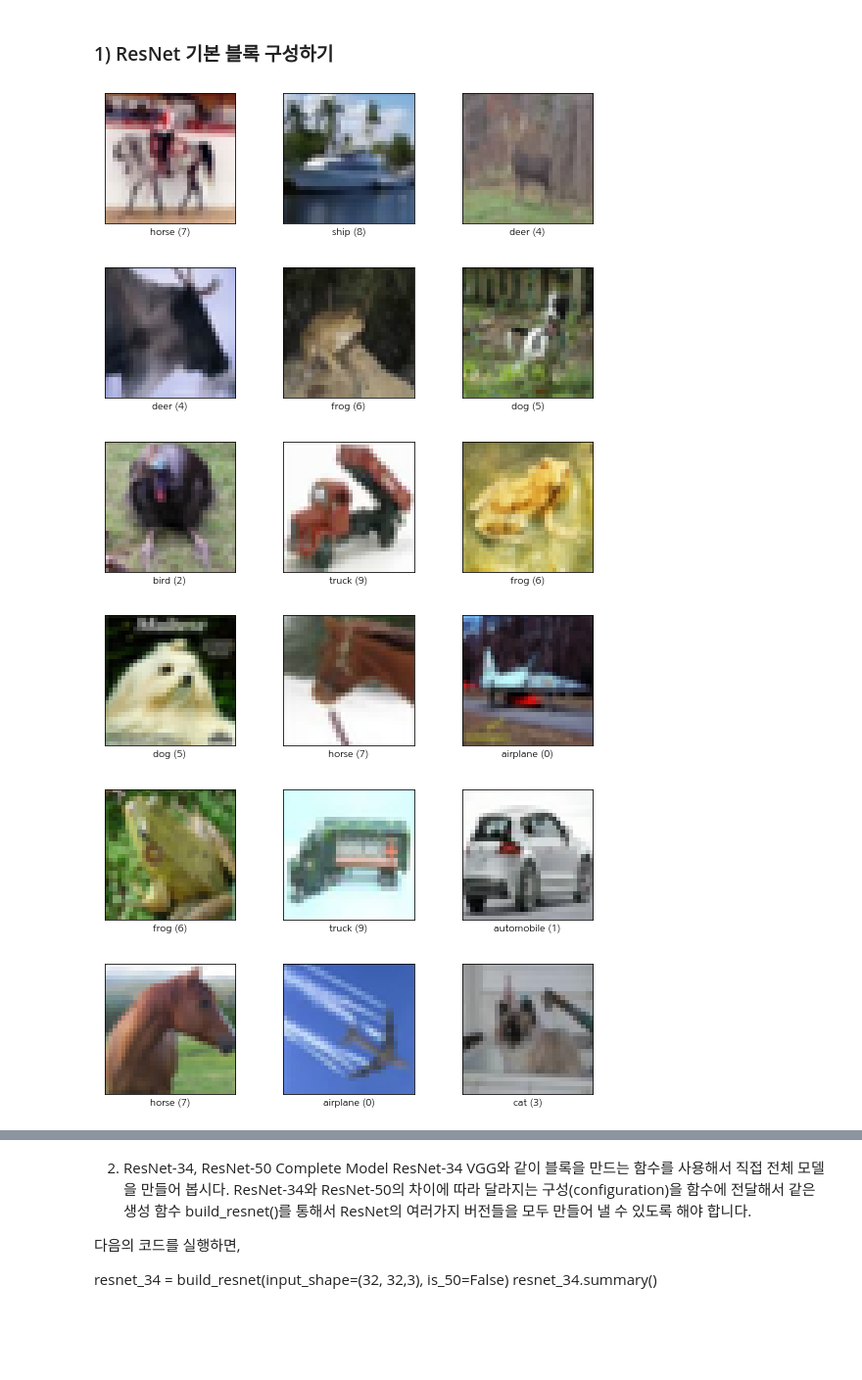
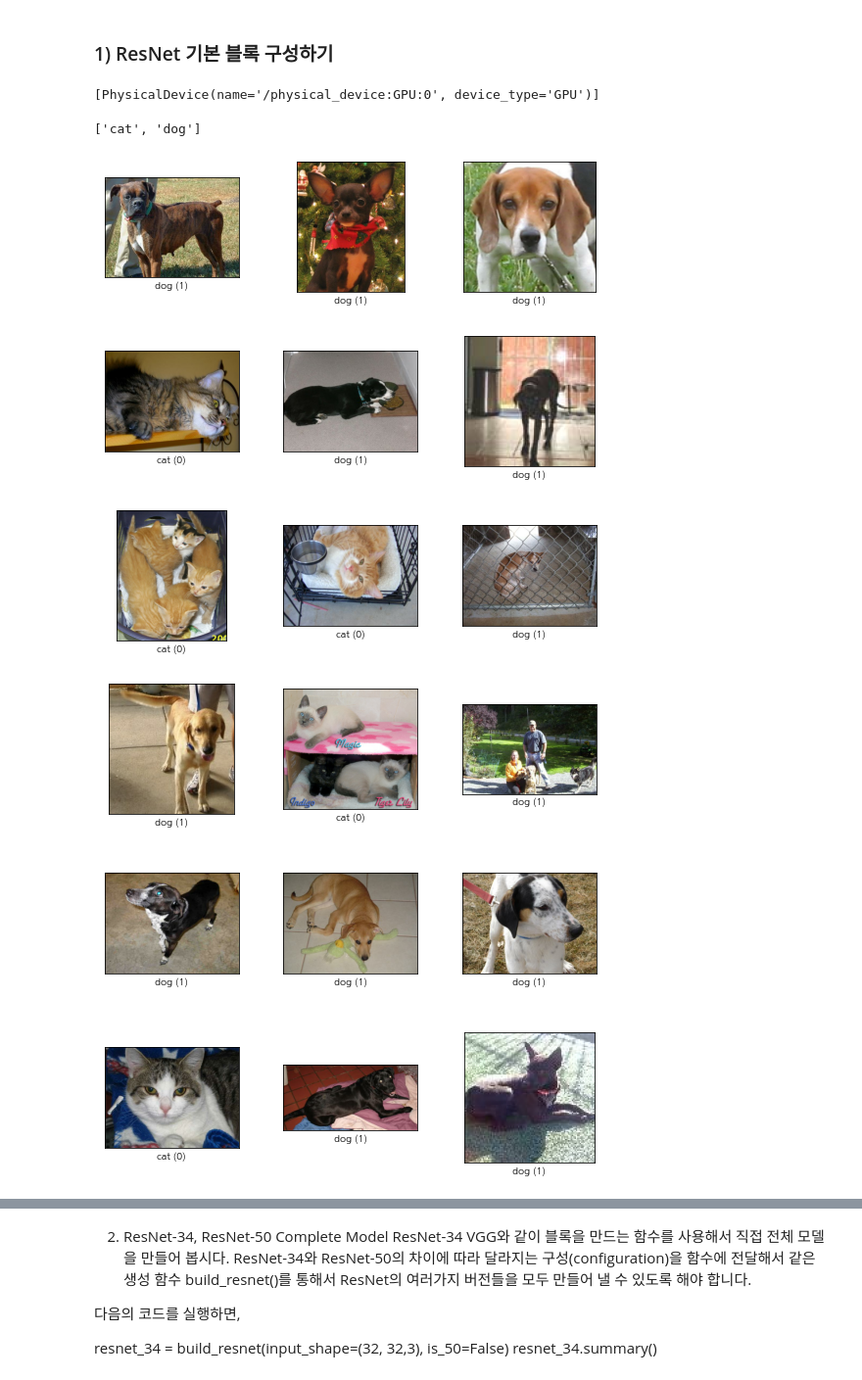
Before and after one commit to zoohoney/workplace, a Jupyter notebook: CV-ResNet_Ablation_Study.ipynb, the cells around one changed output, grey strips where cells are left out. Shown at 98% size. Saved outputs shown, nothing was run; the diff lists cells and outputs as text; code cells hidden in the pictures; blank space fills up the shorter version.

```diff
--- a/CV-ResNet_Ablation_Study.ipynb
+++ b/CV-ResNet_Ablation_Study.ipynb
@@ -15,16 +20,28 @@ import tensorflow_datasets as tfds
-# %%
-import urllib3
-urllib3.disable_warnings()
-
-#tfds.disable_progress_bar()
-# 이 주석을 풀면 데이터셋 다운로드과정의 프로그레스바가 나타나지 않습니다.
-
-(ds_train, ds_test), ds_info = tfds.load(
-    'cifar10',
-    split=['train', 'test'],
-    shuffle_files=True,
-    with_info=True,
-)
+# %%
+# Tensorflow가 활용할 GPU가 장착되어 있는지 확인해 봅니다.
+tf.config.list_physical_devices('GPU')
+# %% [output]
+[PhysicalDevice(name='/physical_device:GPU:0', device_type='GPU')]
+# %%
+import urllib3
+urllib3.disable_warnings()
+
+dataset_name = 'cats_vs_dogs'
+ds_train, ds_info_train = tfds.load(name=dataset_name, split='train[:80%]', as_supervised=True, with_info=True)
+ds_valid, ds_info_valid = tfds.load(name=dataset_name, split='train[80%:]', as_supervised=True, with_info=True)
+# %%
+# label 확인
+ds_info_train.features["label"].num_classes
+ds_info_valid.features["label"].names
+# %% [output]
+['cat', 'dog']
+# %%
+# 시각화
+fig = tfds.show_examples(ds_train, ds_info_train)
+fig = tfds.show_examples(ds_valid, ds_info_valid)
+# %% [output]
+[figure, added]
+[figure, added]
 # %%
 def normalize_and_resize_img(image, label):
     """Normalizes images: `uint8` -> `float32`."""
@@ -42,11 +59,3 @@ def apply_normalize_on_dataset(ds, is_test=False, batch_size=16):
         ds = ds.shuffle(200)
     ds = ds.prefetch(tf.data.experimental.AUTOTUNE)
     return ds
-# %%
-fig = tfds.show_examples(ds_train, ds_info)
-# %% [output]
-[figure, removed]
-# %%
-fig = tfds.show_examples(ds_test, ds_info)
-# %% [output]
-[figure, removed]
```
Also changed, not shown: parts of 22 cells of this notebook.
